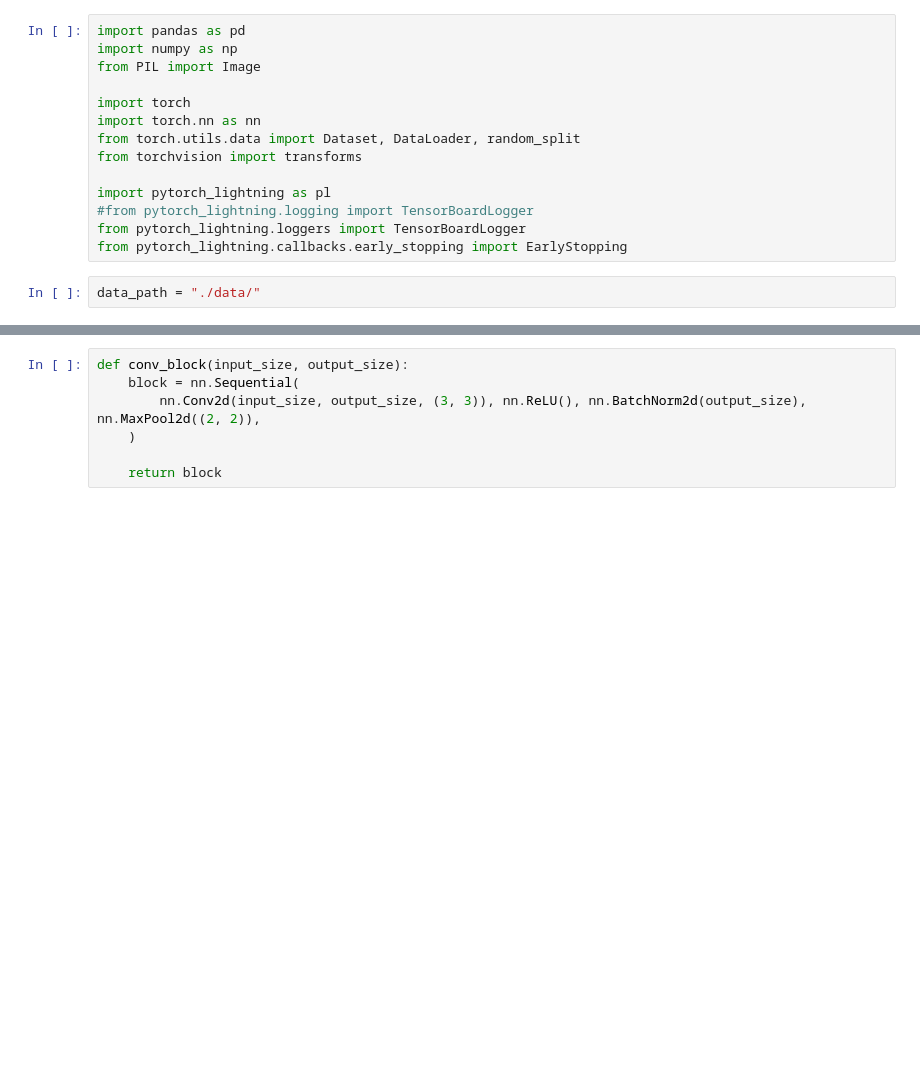
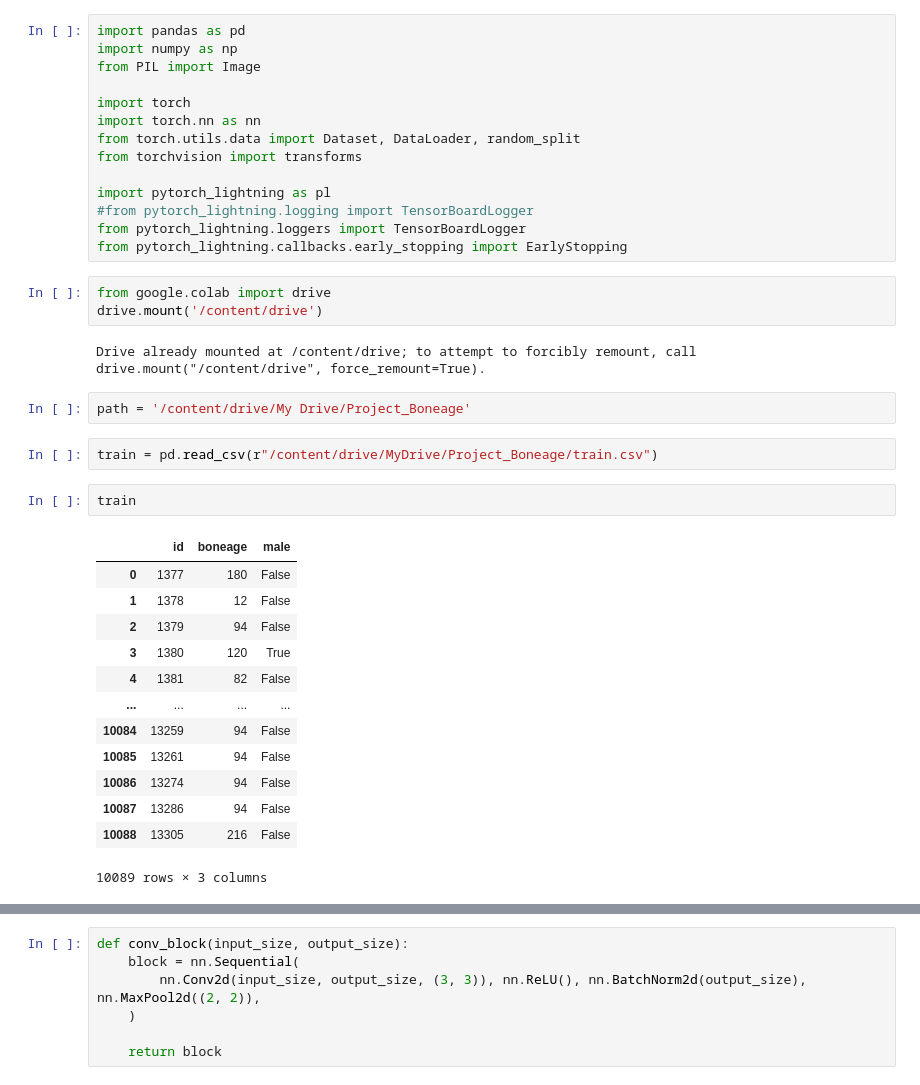
Before and after one commit to nichakornchaisuwan/Project_Boneage, a Jupyter notebook: lightning.ipynb, the cells around one changed output, grey strips where cells are left out. Drawn from its saved outputs; the diff is of its cells as text; blank space fills up the shorter version.

```diff
--- a/lightning.ipynb
+++ b/lightning.ipynb
@@ -34,5 +34,28 @@ import pytorch_lightning as pl
 #from pytorch_lightning.logging import TensorBoardLogger
 from pytorch_lightning.loggers import TensorBoardLogger
 from pytorch_lightning.callbacks.early_stopping import EarlyStopping
-# %%
-data_path = "./data/"
+# %%
+from google.colab import drive
+drive.mount('/content/drive')
+# %% [output]
+Drive already mounted at /content/drive; to attempt to forcibly remount, call drive.mount("/content/drive", force_remount=True).
+# %%
+path = '/content/drive/My Drive/Project_Boneage'
+# %%
+train = pd.read_csv(r"/content/drive/MyDrive/Project_Boneage/train.csv")
+# %%
+train
+# %% [output]
+|  | id | boneage | male |
+| 0 | 1377 | 180 | False |
+| 1 | 1378 | 12 | False |
+| 2 | 1379 | 94 | False |
+| 3 | 1380 | 120 | True |
+| 4 | 1381 | 82 | False |
+| ... | ... | ... | ... |
+| 10084 | 13259 | 94 | False |
+| 10085 | 13261 | 94 | False |
+| 10086 | 13274 | 94 | False |
+| 10087 | 13286 | 94 | False |
+| 10088 | 13305 | 216 | False |
+10089 rows × 3 columns
```
Also changed, not shown: parts of 9 cells of this notebook.
